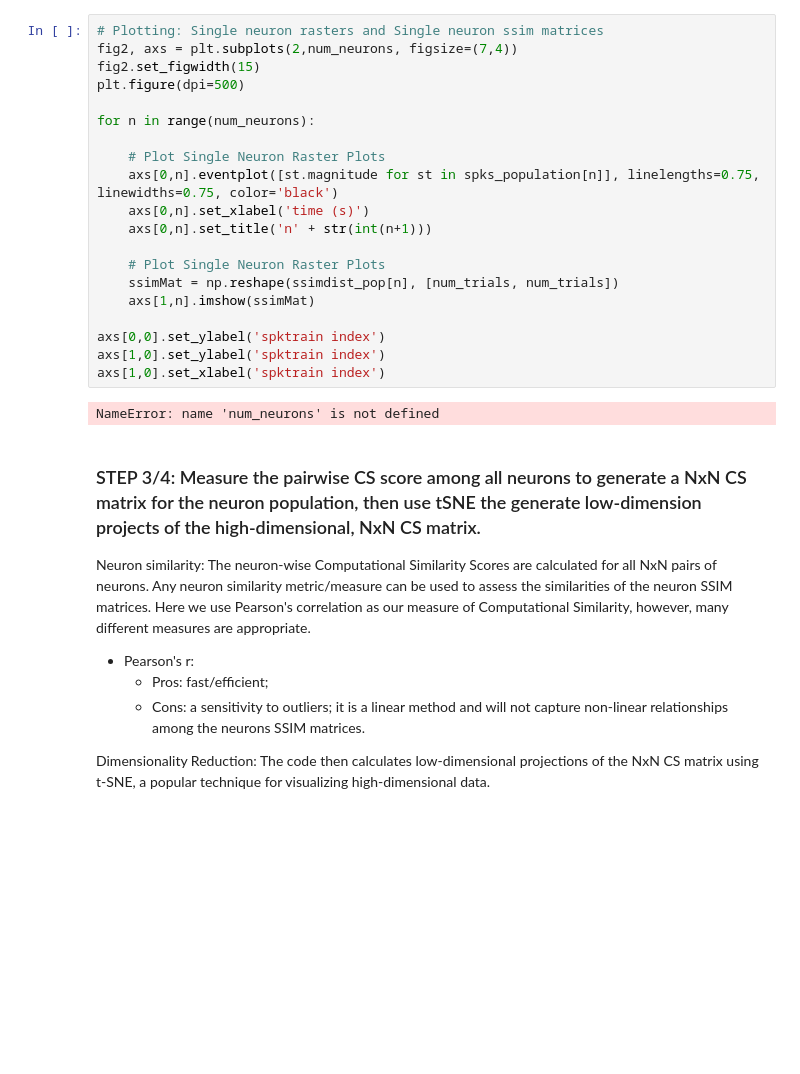
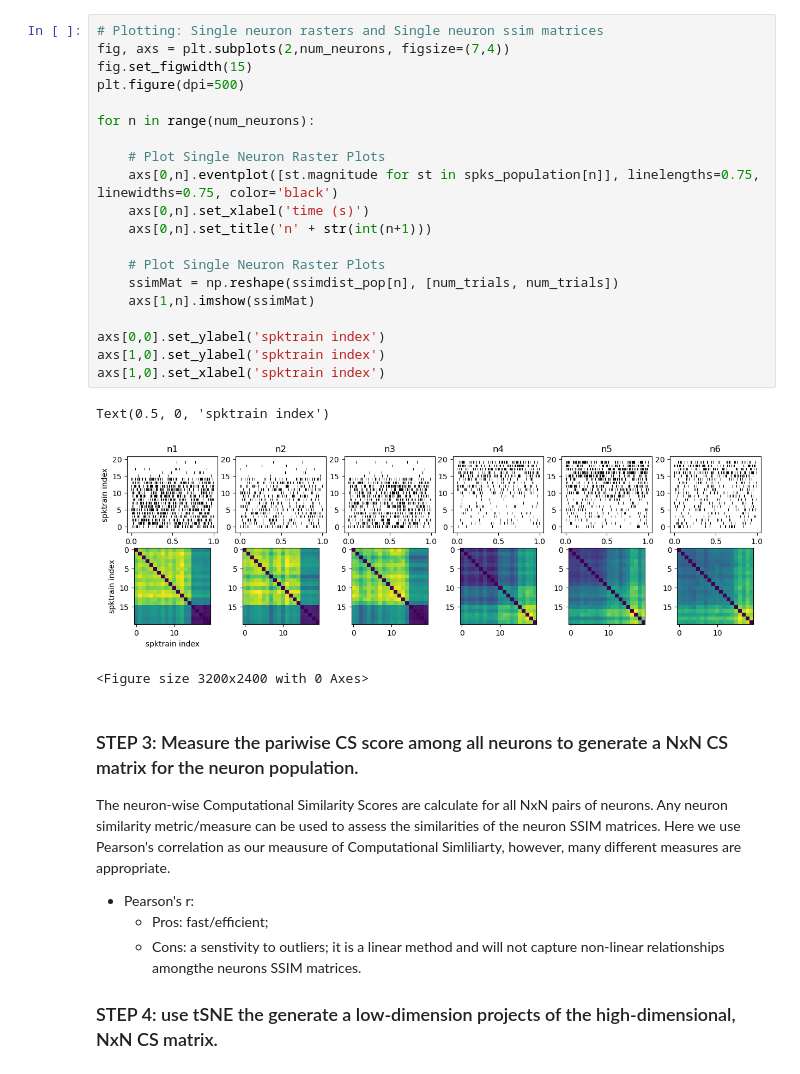
Before and after one commit to JBHynes/Juypter-Notebook-Tutorials, a Jupyter notebook: SIMNETS py tutorial/SIMNETS_Py_demo_simData.ipynb, the cells around one changed output. Saved outputs shown, nothing was run; the diff lists cells and outputs as text; blank space fills up the shorter version.

Commit message:
Text updates

```diff
--- a/SIMNETS py tutorial/SIMNETS_Py_demo_simData.ipynb
+++ b/SIMNETS py tutorial/SIMNETS_Py_demo_simData.ipynb
@@ -156,34 +164,37 @@ ModuleNotFoundError: No module named 'neo'
 # %%
 # Plotting: Single neuron rasters and Single neuron ssim matrices
-fig2, axs = plt.subplots(2,num_neurons, figsize=(7,4))
-fig2.set_figwidth(15)
+fig, axs = plt.subplots(2,num_neurons, figsize=(7,4))
+fig.set_figwidth(15)
 plt.figure(dpi=500)
 
 for n in range(num_neurons):
 
     # Plot Single Neuron Raster Plots
     axs[0,n].eventplot([st.magnitude for st in spks_population[n]], linelengths=0.75, linewidths=0.75, color='black')
     axs[0,n].set_xlabel('time (s)')
     axs[0,n].set_title('n' + str(int(n+1)))
 
     # Plot Single Neuron Raster Plots
     ssimMat = np.reshape(ssimdist_pop[n], [num_trials, num_trials])
     axs[1,n].imshow(ssimMat)
 
 axs[0,0].set_ylabel('spktrain index')
 axs[1,0].set_ylabel('spktrain index')
 axs[1,0].set_xlabel('spktrain index')
 # %% [output]
-NameError: name 'num_neurons' is not defined
+Text(0.5, 0, 'spktrain index')
+[figure, added]
+<Figure size 3200x2400 with 0 Axes>
 # %% [markdown]
-### STEP 3/4: Measure the pairwise CS score among all neurons to generate a NxN CS matrix for the neuron population, then use tSNE the generate low-dimension projects of the high-dimensional,  NxN CS matrix.
+### STEP 3: Measure the pariwise CS score among all neurons to generate a NxN CS matrix for the neuron population.
 
-Neuron similarity: The neuron-wise Computational Similarity Scores are calculated for all NxN pairs of neurons. Any neuron similarity metric/measure can be used to assess the similarities of the neuron SSIM matrices. Here we use Pearson's correlation as our measure of Computational Similarity, however, many different measures are appropriate.
+The neuron-wise Computational Similarity Scores are calculate for all NxN pairs of neurons. Any neuron similarity metric/measure can be used to assess the similarities of the neuron SSIM matrices. Here we use Pearson's correlation as our meausure of Computational Simliliarty, however, many different measures are appropriate.
 - Pearson's r:
     - Pros: fast/efficient;
-    - Cons: a sensitivity to outliers; it is a linear method and will not capture non-linear relationships among the neurons SSIM matrices.
+    - Cons: a senstivity to outliers; it is a linear method and will not capture non-linear relationships amongthe neurons SSIM matrices.
 
-Dimensionality Reduction: The code then calculates low-dimensional projections of the NxN CS matrix using t-SNE, a popular technique for visualizing high-dimensional data.
+
+### STEP 4: use tSNE the generate a low-dimension projects of the high-dimensional,  NxN CS matrix.
 # %%
 from elephant.spike_train_correlation import correlation_coefficient
 import scipy.stats
```
Also changed, not shown: parts of 18 cells of this notebook, 1 other file.
